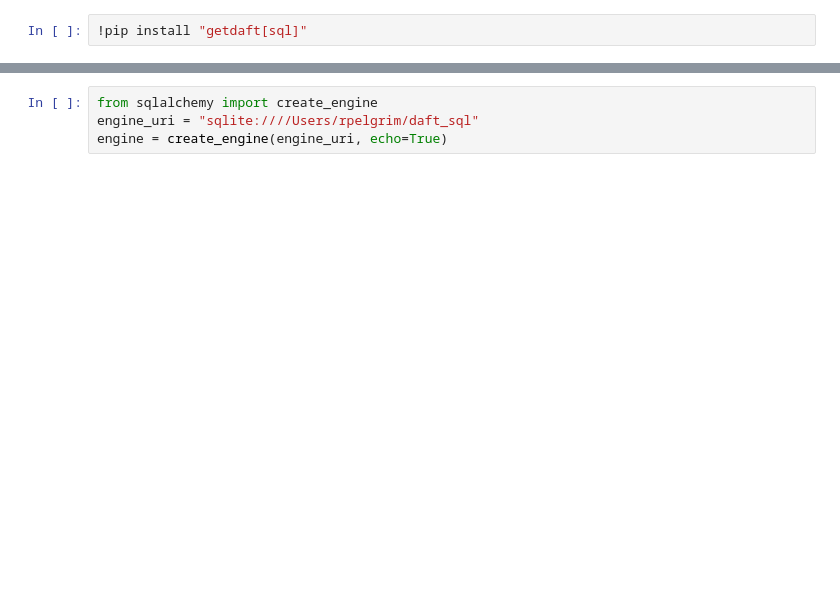
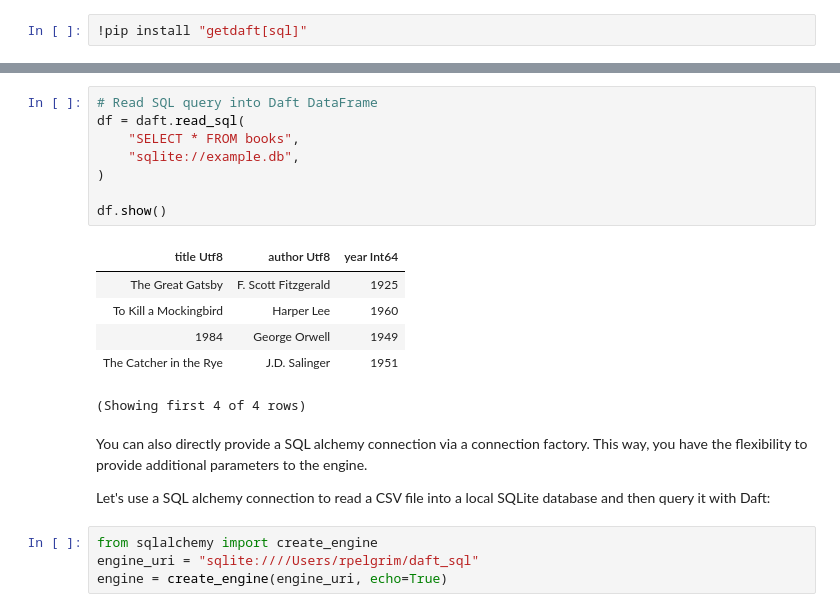
Before and after one commit to avriiil/daft-examples, a Jupyter notebook: daft-data-access.ipynb, the cells around one changed output, grey strips where cells are left out. Saved outputs shown, nothing was run; the diff lists cells and outputs as text; blank space fills up the shorter version.

```diff
--- a/daft-data-access.ipynb
+++ b/daft-data-access.ipynb
@@ -243,3 +265,22 @@ sqlalchemy.__version__
+# %%
+# Read SQL query into Daft DataFrame
+df = daft.read_sql(
+    "SELECT * FROM books",
+    "sqlite://example.db",
+)
+
+df.show()
+# %% [output]
+| title Utf8 | author Utf8 | year Int64 |
+| The Great Gatsby | F. Scott Fitzgerald | 1925 |
+| To Kill a Mockingbird | Harper Lee | 1960 |
+| 1984 | George Orwell | 1949 |
+| The Catcher in the Rye | J.D. Salinger | 1951 |
+(Showing first 4 of 4 rows)
+# %% [markdown]
+You can also directly provide a SQL alchemy connection via a connection factory. This way, you have the flexibility to provide additional parameters to the engine.
+
+Let's use a SQL alchemy connection to read a CSV file into a local SQLite database and then query it with Daft:
 # %%
 from sqlalchemy import create_engine
 engine_uri = "sqlite:////Users/rpelgrim/daft_sql"
```
Also changed, not shown: parts of 14 cells of this notebook.
